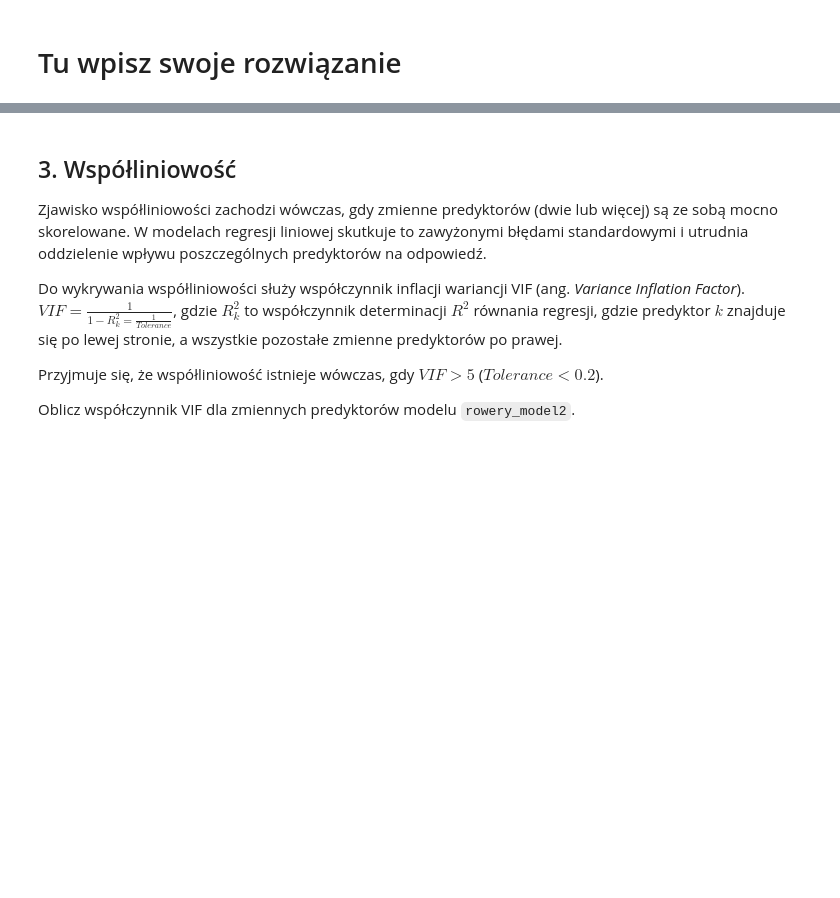
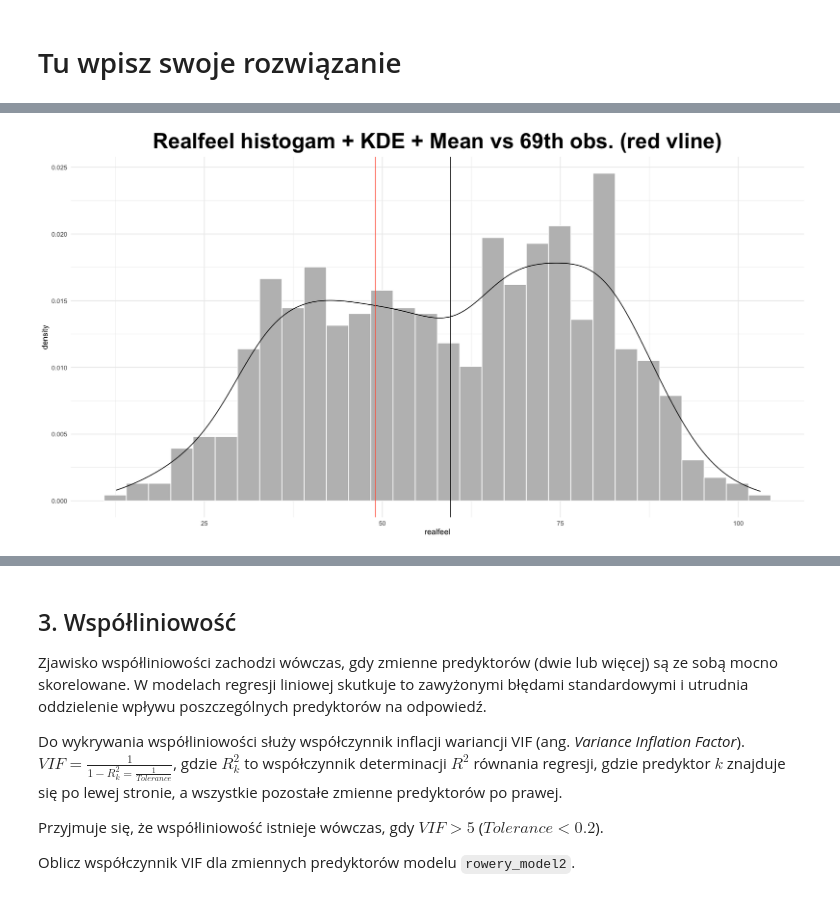
Before and after one commit to stawarzkrzysztof/uczenie_maszynowe_ifs2024, a Jupyter notebook: 21_10_2024/03-UM2024_regresja-ocena_modelu.ipynb, the cells around one changed output, grey strips where cells are left out. Drawn from its saved outputs; the diff is of its cells as text; code cells hidden in the pictures; blank space fills up the shorter version.

```diff
--- a/21_10_2024/03-UM2024_regresja-ocena_modelu.ipynb
+++ b/21_10_2024/03-UM2024_regresja-ocena_modelu.ipynb
@@ -470,0 +520,4 @@ arrange(cooks_outliers, desc(cooks_distance))
+# %%
+hist_with_sussy_obs(rowery_liczbowe, "realfeel")
+# %% [output]
+[figure, added]
```
Also changed, not shown: parts of 16 cells of this notebook.
